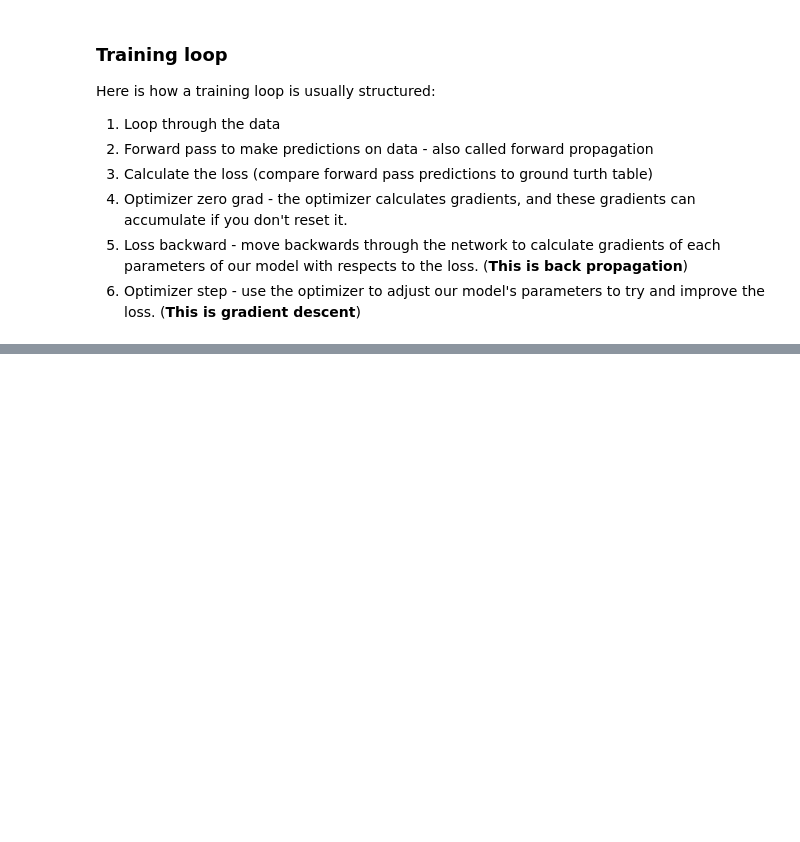
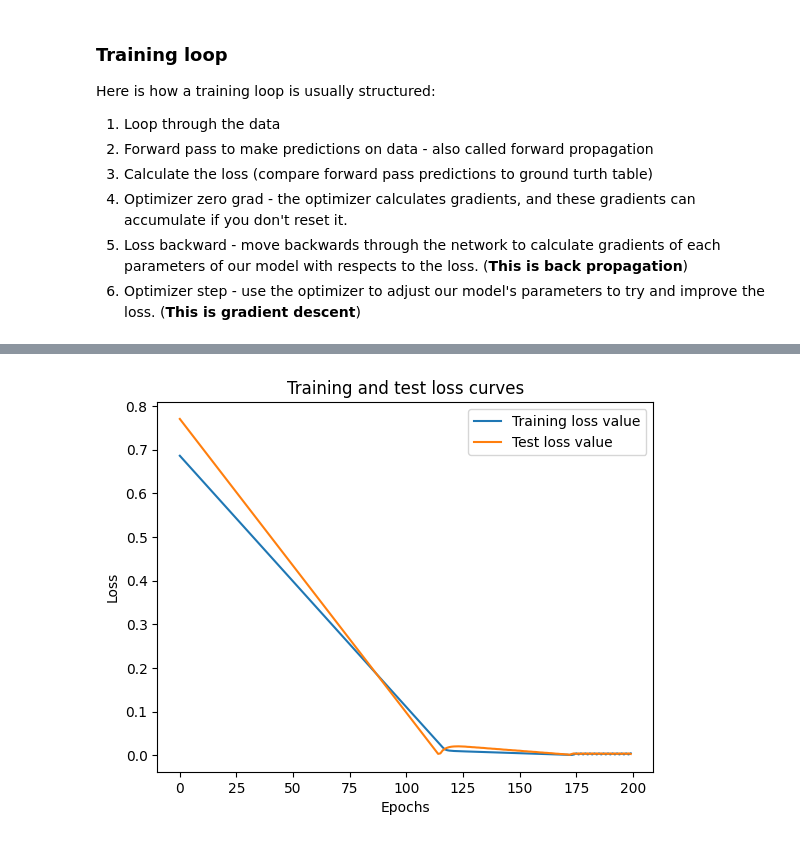
Before and after one commit to Disuqi/Deep-Learning, a Jupyter notebook: 01_pytorch_workflow.ipynb, the cells around one changed output, grey strips where cells are left out. Cells and saved outputs as stored; diff of their text form; code cells hidden in the pictures; blank space fills up the shorter version.

```diff
--- a/01_pytorch_workflow.ipynb
+++ b/01_pytorch_workflow.ipynb
@@ -162,0 +199,12 @@ tensor([0.3000], requires_grad=True)
+# %%
+# plotting loss curve
+import numpy as np
+loss_values = np.array(torch.tensor(loss_values).numpy()) # we dont need to do this with test_loss_values because we calculated the loss using inference mode
+plt.plot(range(epochs), loss_values, label="Training loss value")
+plt.plot(range(epochs), test_loss_values, label="Test loss value")
+plt.title("Training and test loss curves")
+plt.ylabel("Loss")
+plt.xlabel("Epochs")
+plt.legend();
+# %% [output]
+[figure, added]
```
Also changed, not shown: parts of 5 cells of this notebook.
